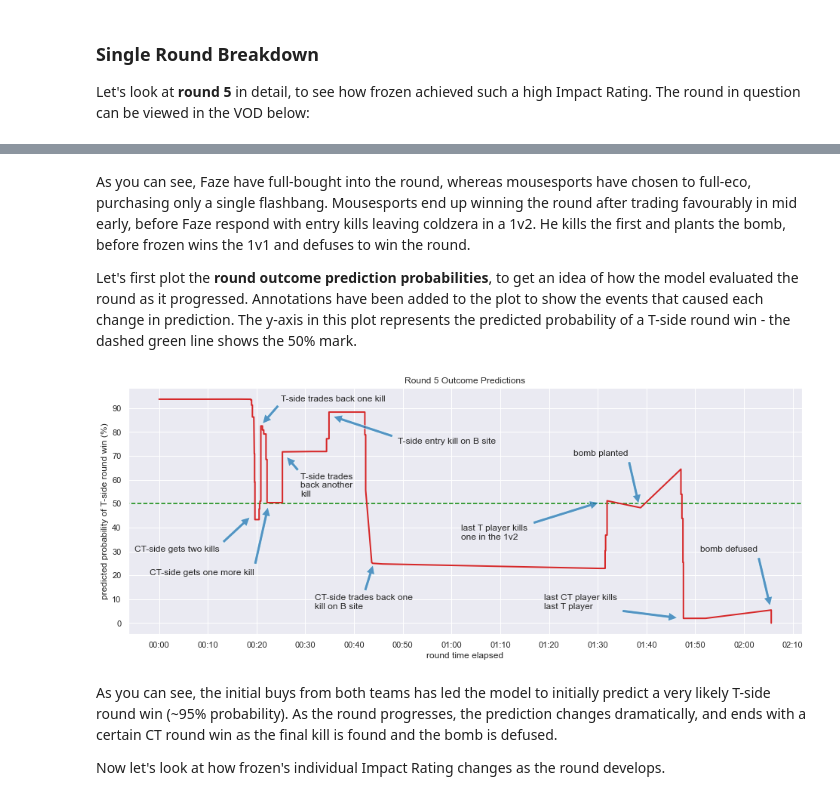
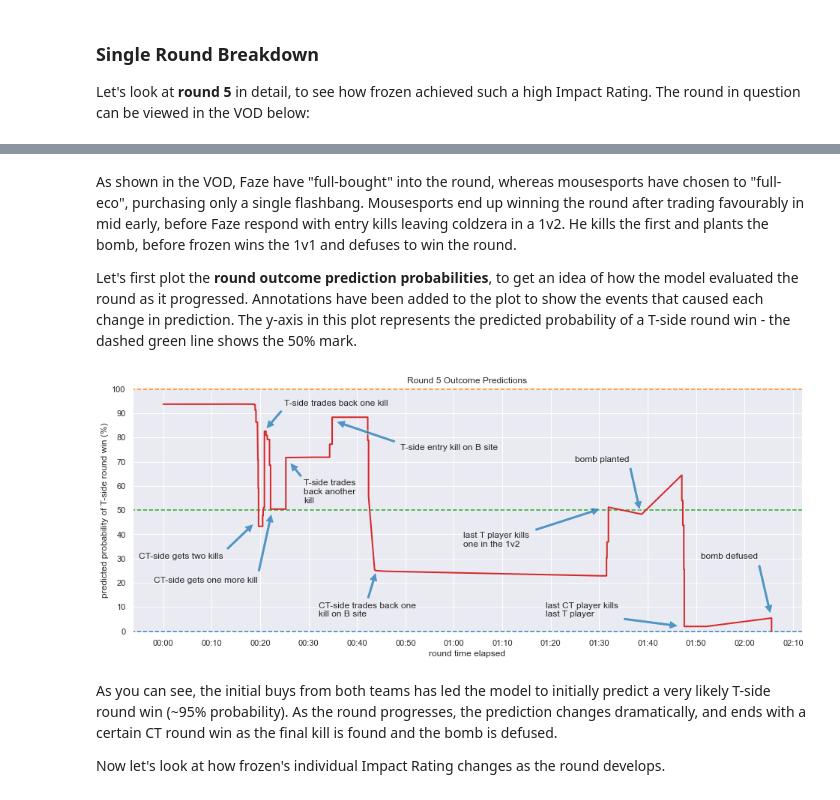
Before and after one commit to phil-holland/csgo-impact-rating, a Jupyter notebook: analysis/02-case_study.ipynb, the cells around one changed output, grey strips where cells are left out. Drawn from its saved outputs; the diff is of its cells as text; code cells hidden in the pictures.

```diff
--- a/analysis/02-case_study.ipynb
+++ b/analysis/02-case_study.ipynb
@@ -29,3 +27,7 @@ data = json.loads('{"metadata":{"version":"0.7.1"},"roundsPlayed":26,"players":[
+# %%
+# ignore this code block - loading json results into the notebook
+with urllib.request.urlopen('https://gist.githubusercontent.com/Phil-Holland/e88c7f56e627db63e830a37b44c4317b/raw/3a4afe902f4867f38e5b4d106f3cad0632c0ac6c/mousesports-vs-faze-m1-mirage.dem.rating.json') as url:
+    data = json.loads(url.read().decode())
 # %% [markdown]
 ## Overall Results
 
@@ -140,7 +142,7 @@ HTML('<center><iframe width="960" height="500" src="https://www.youtube.com/embe
 # %% [output]
 [interactive output not drawn]
 # %% [markdown]
-As you can see, Faze have full-bought into the round, whereas mousesports have chosen to full-eco, purchasing only a single flashbang. Mousesports end up winning the round after trading favourably in mid early, before Faze respond with entry kills leaving coldzera in a 1v2. He kills the first and plants the bomb, before frozen wins the 1v1 and defuses to win the round.
+As shown in the VOD, Faze have "full-bought" into the round, whereas mousesports have chosen to "full-eco", purchasing only a single flashbang. Mousesports end up winning the round after trading favourably in mid early, before Faze respond with entry kills leaving coldzera in a 1v2. He kills the first and plants the bomb, before frozen wins the 1v1 and defuses to win the round.
 
 Let's first plot the **round outcome prediction probabilities**, to get an idea of how the model evaluated the round as it progressed. Annotations have been added to the plot to show the events that caused each change in prediction. The y-axis in this plot represents the predicted probability of a T-side round win - the dashed green line shows the 50% mark.
 # %%
@@ -156,35 +158,38 @@ for rop in data['roundOutcomePredictions']:
         r_preds.append(rop['outcomePrediction'] * 100.0)
 
 plt.figure(figsize=(16, 6))
-plt.axhline(50, -1000, 1000, c='green', linestyle='dashed')
+plt.axhline(0, -1000, 1000, c='tab:blue', linestyle='dashed')
+plt.axhline(50, -1000, 1000, c='tab:green', linestyle='dashed')
+plt.axhline(100, -1000, 1000, c='tab:orange', linestyle='dashed')
 plt.plot(r_times, r_preds, lw=2, c='tab:red')
 
 plt.gca().xaxis.set_major_locator(ticker.MultipleLocator(10))
 plt.gca().yaxis.set_major_locator(ticker.MultipleLocator(10))
 formatter = ticker.FuncFormatter(lambda s, x: time.strftime('%M:%S', time.gmtime(s)))
 plt.gca().xaxis.set_major_formatter(formatter)
 
 plt.xlabel('round time elapsed')
 plt.ylabel('predicted probability of T-side round win (%)')
+plt.ylim(-0.5, 100.5)
 
 plt.title('Round 5 Outcome Predictions')
 
 # hardcode some annotations in
 arrowprops = {'facecolor': 'tab:blue', 'shrink': 0.05, 'alpha': 0.75}
 plt.gca().annotate('CT-side gets two kills', xy=(19, 45), xytext=(-5, 30), arrowprops=arrowprops)
 plt.gca().annotate('T-side trades back one kill', xy=(21, 83), xytext=(25, 93), arrowprops=arrowprops)
 plt.gca().annotate('CT-side gets one more kill', xy=(22.5, 50), xytext=(-2, 20), arrowprops=arrowprops)
 plt.gca().annotate('T-side trades\nback another\nkill', xy=(26, 70), xytext=(29, 53), arrowprops=arrowprops)
 plt.gca().annotate('T-side entry kill on B site', xy=(35, 87), xytext=(49, 75), arrowprops=arrowprops)
 plt.gca().annotate('CT-side trades back one\nkill on B site', xy=(44, 25), xytext=(32, 6), arrowprops=arrowprops)
 plt.gca().annotate('last T player kills\none in the 1v2', xy=(91, 51), xytext=(62, 35), arrowprops=arrowprops)
 plt.gca().annotate('bomb planted', xy=(98.5, 49), xytext=(85, 70), arrowprops=arrowprops)
 plt.gca().annotate('last CT player kills\nlast T player', xy=(107, 2), xytext=(79, 6), arrowprops=arrowprops)
 plt.gca().annotate('bomb defused', xy=(125.5, 6), xytext=(111, 30), arrowprops=arrowprops)
 
 plt.show()
 # %% [output]
-[figure, old version]
+[figure, new version]
 # %% [markdown]
 As you can see, the initial buys from both teams has led the model to initially predict a very likely T-side round win (~95% probability). As the round progresses, the prediction changes dramatically, and ends with a certain CT round win as the final kill is found and the bomb is defused.
 
```
Also changed, not shown: parts of 4 cells of this notebook.
